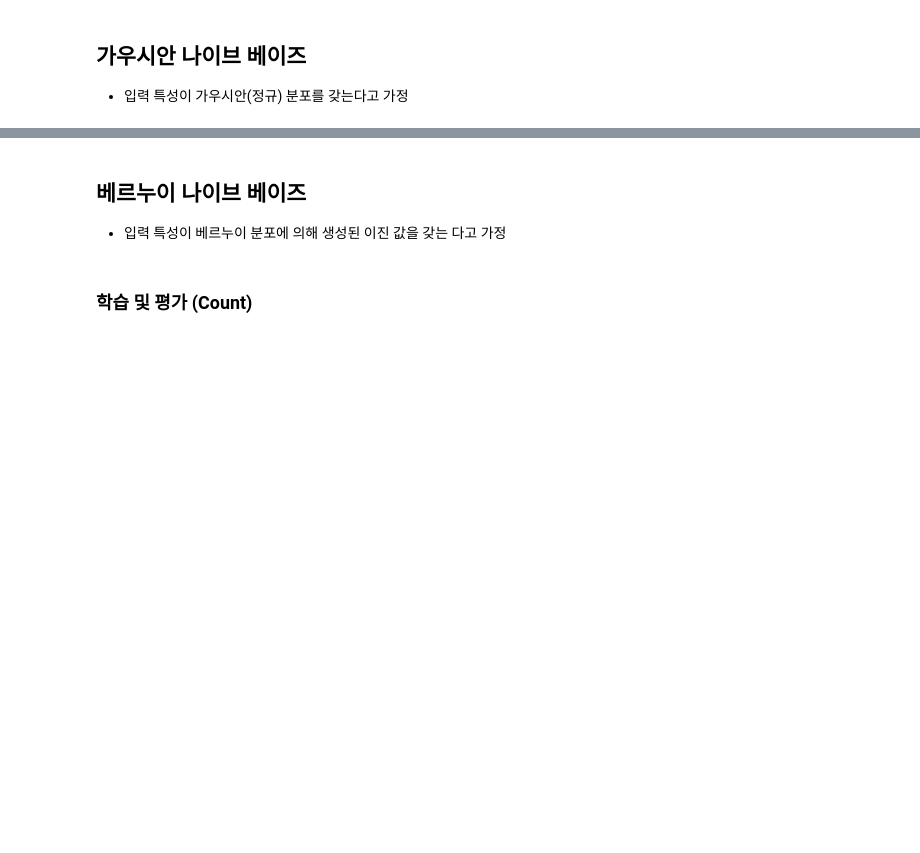
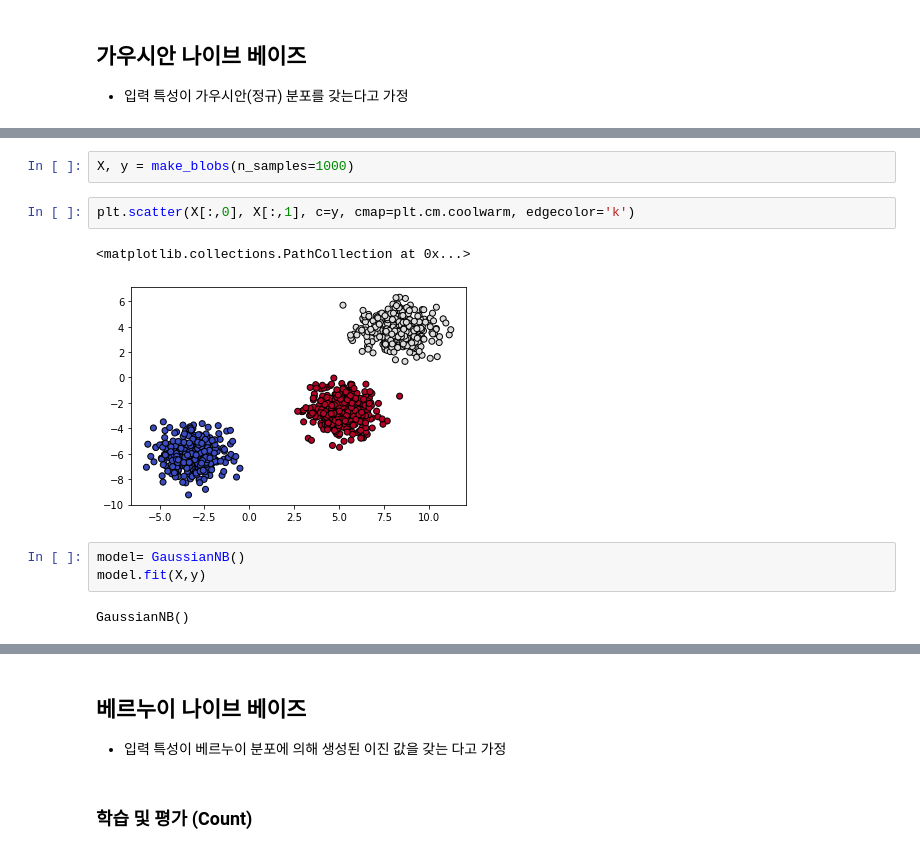
Before and after one commit to Tom-Jung/Suanlab_example, a Jupyter notebook: _7_나이브_베이즈_분류(Naive_Bayes_Classification).ipynb, the cells around one changed output, grey strips where cells are left out. Saved outputs shown, nothing was run; the diff lists cells and outputs as text; blank space fills up the shorter version.

```diff
--- a/_7_나이브_베이즈_분류(Naive_Bayes_Classification).ipynb
+++ b/_7_나이브_베이즈_분류(Naive_Bayes_Classification).ipynb
@@ -265,0 +474,12 @@ covtype_test_df.describe()
+# %%
+X, y = make_blobs(n_samples=1000)
+# %%
+plt.scatter(X[:,0], X[:,1], c=y, cmap=plt.cm.coolwarm, edgecolor='k')
+# %% [output]
+<matplotlib.collections.PathCollection at 0x...>
+[figure, added]
+# %%
+model= GaussianNB()
+model.fit(X,y)
+# %% [output]
+GaussianNB()
```
Also changed, not shown: parts of 28 cells of this notebook.
